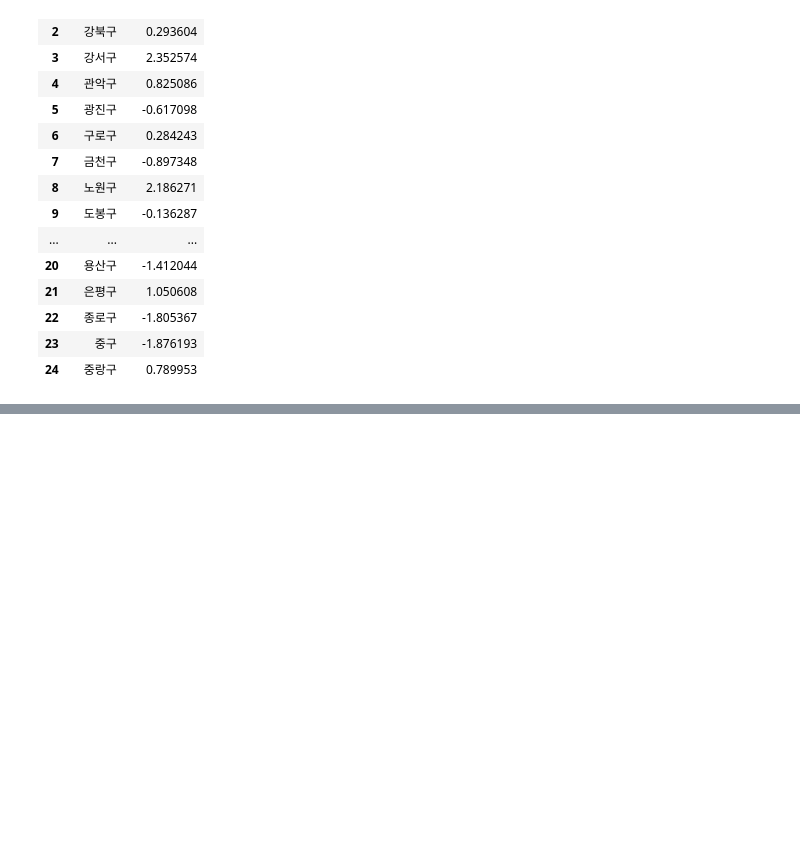
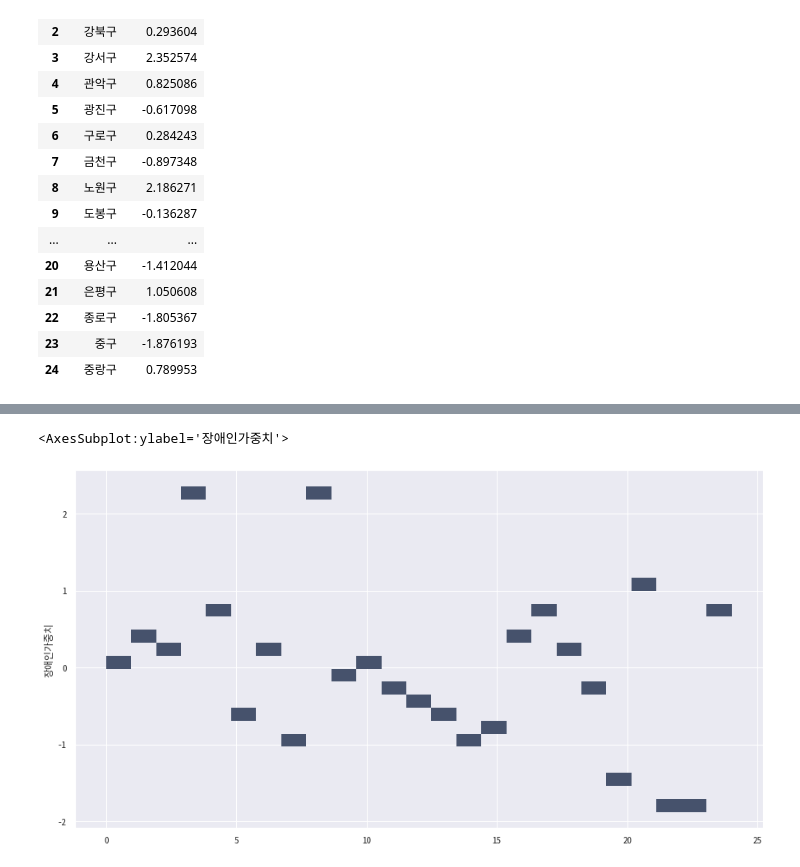
Before and after one commit to ChoiInYeol/KHUDA-Seoul-BigDataCampus, a Jupyter notebook: 9. 서울시빅캠전처리.ipynb, the cells around one changed output, grey strips where cells are left out. Cells and saved outputs as stored; diff of their text form; code cells hidden in the pictures; blank space fills up the shorter version.

```diff
--- a/9. 서울시빅캠전처리.ipynb
+++ b/9. 서울시빅캠전처리.ipynb
@@ -269,0 +295,5 @@ ValueError: array length 1 does not match index length 25
+# %%
+sns.histplot(x=data4_scale.index, y=data4_scale["장애인가중치"], bins=25, data=data4_scale)
+# %% [output]
+<AxesSubplot:ylabel='장애인가중치'>
+[figure, added]
```
Also changed, not shown: parts of 7 cells of this notebook.
